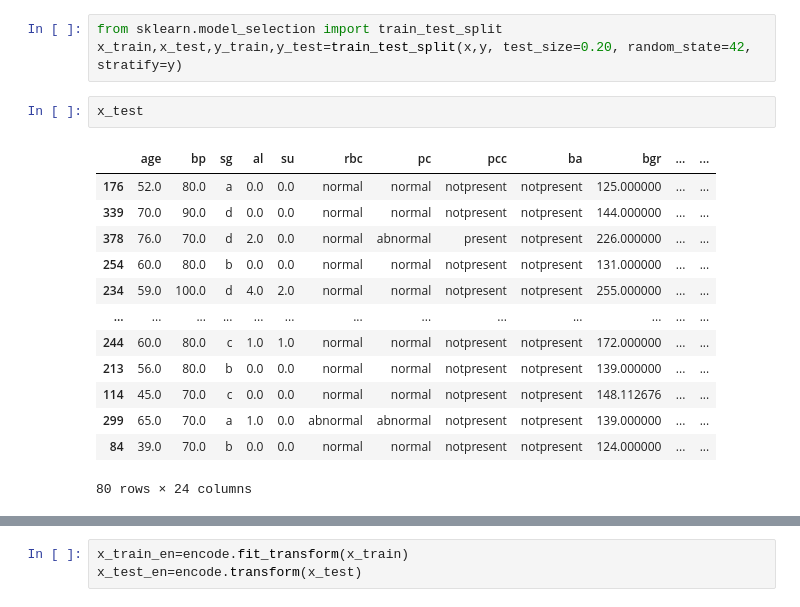
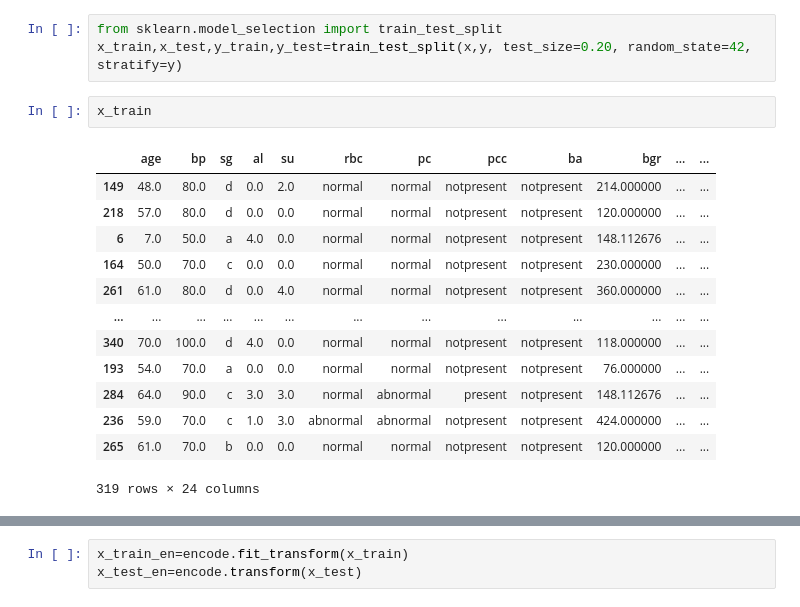
Before and after one commit to Mani36Cse/Machine-learning-, a Jupyter notebook: Classification/Chronic Kidney Disease prediction/CKD Predication using CategoricalNB.ipynb, the cells around one changed output, grey strips where cells are left out. Drawn from its saved outputs; the diff is of its cells as text.

```diff
--- a/Classification/Chronic Kidney Disease prediction/CKD Predication using CategoricalNB.ipynb
+++ b/Classification/Chronic Kidney Disease prediction/CKD Predication using CategoricalNB.ipynb
@@ -56,18 +56,18 @@ Name: classification, dtype: int64
 from sklearn.model_selection import train_test_split
 x_train,x_test,y_train,y_test=train_test_split(x,y, test_size=0.20, random_state=42, stratify=y)
 # %%
-x_test
+x_train
 # %% [output]
 |  | age | bp | sg | al | su | rbc | pc | pcc | ba | bgr | ... | ... |
-| 176 | 52.0 | 80.0 | a | 0.0 | 0.0 | normal | normal | notpresent | notpresent | 125.000000 | ... | ... |
-| 339 | 70.0 | 90.0 | d | 0.0 | 0.0 | normal | normal | notpresent | notpresent | 144.000000 | ... | ... |
-| 378 | 76.0 | 70.0 | d | 2.0 | 0.0 | normal | abnormal | present | notpresent | 226.000000 | ... | ... |
-| 254 | 60.0 | 80.0 | b | 0.0 | 0.0 | normal | normal | notpresent | notpresent | 131.000000 | ... | ... |
-| 234 | 59.0 | 100.0 | d | 4.0 | 2.0 | normal | normal | notpresent | notpresent | 255.000000 | ... | ... |
+| 149 | 48.0 | 80.0 | d | 0.0 | 2.0 | normal | normal | notpresent | notpresent | 214.000000 | ... | ... |
+| 218 | 57.0 | 80.0 | d | 0.0 | 0.0 | normal | normal | notpresent | notpresent | 120.000000 | ... | ... |
+| 6 | 7.0 | 50.0 | a | 4.0 | 0.0 | normal | normal | notpresent | notpresent | 148.112676 | ... | ... |
+| 164 | 50.0 | 70.0 | c | 0.0 | 0.0 | normal | normal | notpresent | notpresent | 230.000000 | ... | ... |
+| 261 | 61.0 | 80.0 | d | 0.0 | 4.0 | normal | normal | notpresent | notpresent | 360.000000 | ... | ... |
 | ... | ... | ... | ... | ... | ... | ... | ... | ... | ... | ... | ... | ... |
-| 244 | 60.0 | 80.0 | c | 1.0 | 1.0 | normal | normal | notpresent | notpresent | 172.000000 | ... | ... |
-| 213 | 56.0 | 80.0 | b | 0.0 | 0.0 | normal | normal | notpresent | notpresent | 139.000000 | ... | ... |
-| 114 | 45.0 | 70.0 | c | 0.0 | 0.0 | normal | normal | notpresent | notpresent | 148.112676 | ... | ... |
-| 299 | 65.0 | 70.0 | a | 1.0 | 0.0 | abnormal | abnormal | notpresent | notpresent | 139.000000 | ... | ... |
-| 84 | 39.0 | 70.0 | b | 0.0 | 0.0 | normal | normal | notpresent | notpresent | 124.000000 | ... | ... |
+| 340 | 70.0 | 100.0 | d | 4.0 | 0.0 | normal | normal | notpresent | notpresent | 118.000000 | ... | ... |
+| 193 | 54.0 | 70.0 | a | 0.0 | 0.0 | normal | normal | notpresent | notpresent | 76.000000 | ... | ... |
+| 284 | 64.0 | 90.0 | c | 3.0 | 3.0 | normal | abnormal | present | notpresent | 148.112676 | ... | ... |
+| 236 | 59.0 | 70.0 | c | 1.0 | 3.0 | abnormal | abnormal | notpresent | notpresent | 424.000000 | ... | ... |
+| 265 | 61.0 | 70.0 | b | 0.0 | 0.0 | normal | normal | notpresent | notpresent | 120.000000 | ... | ... |
-80 rows × 24 columns
+319 rows × 24 columns
```
Also changed, not shown: parts of 6 cells of this notebook, 1 other file.
